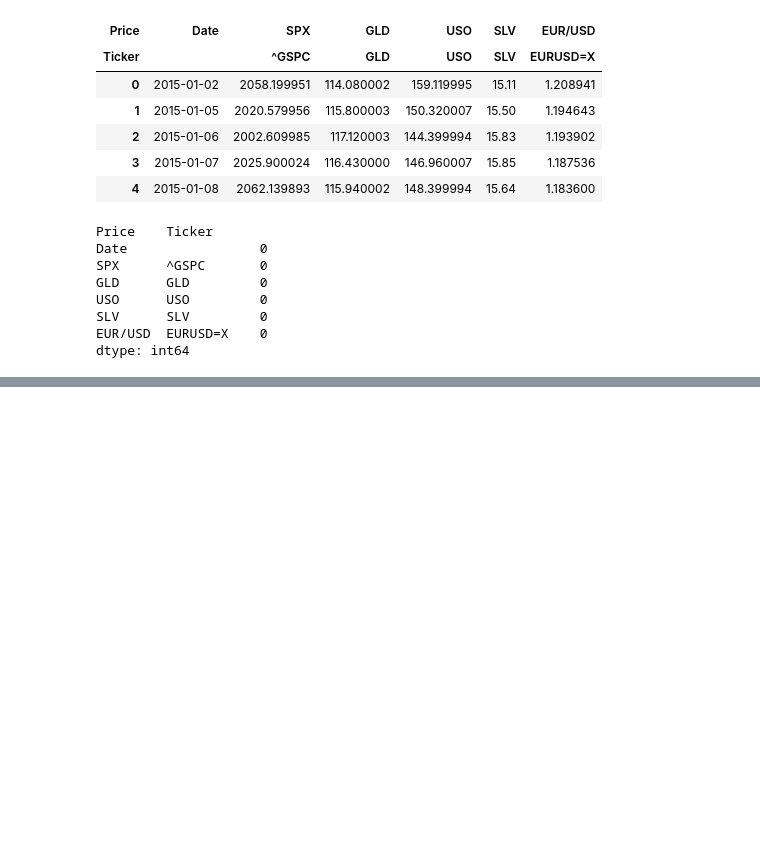
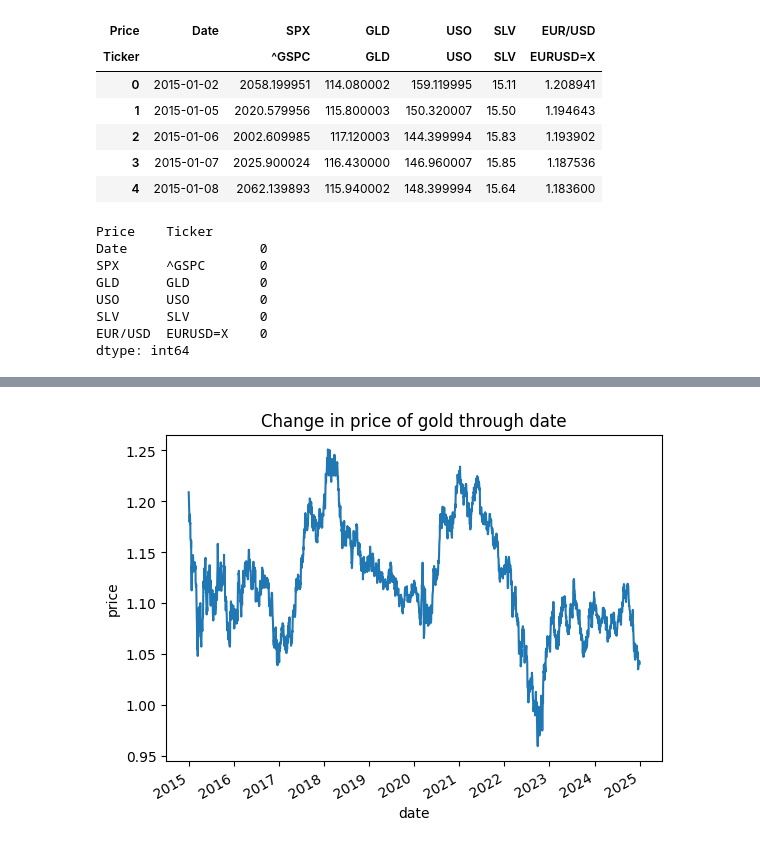
Before and after one commit to sejfovskienes/training_model, a Jupyter notebook: training/train8.ipynb, the cells around one changed output, grey strips where cells are left out. Drawn from its saved outputs; the diff is of its cells as text; code cells hidden in the pictures; blank space fills up the shorter version.

```diff
--- a/training/train8.ipynb
+++ b/training/train8.ipynb
@@ -98,0 +185,2 @@ df.to_csv(path, index=False)
+# %%
+df = df.drop(columns=['SLV'])
@@ -98,0 +196,10 @@ df.to_csv(path, index=False)
+# %%
+df.set_index("Date", inplace=True)
+# %%
+df["EURUSD=X"].plot()
+plt.title("Change in price of gold through date")
+plt.xlabel("date")
+plt.ylabel("price")
+plt.show()
+# %% [output]
+[figure, added]
```
Also changed, not shown: parts of 27 cells of this notebook, 3 other files.
